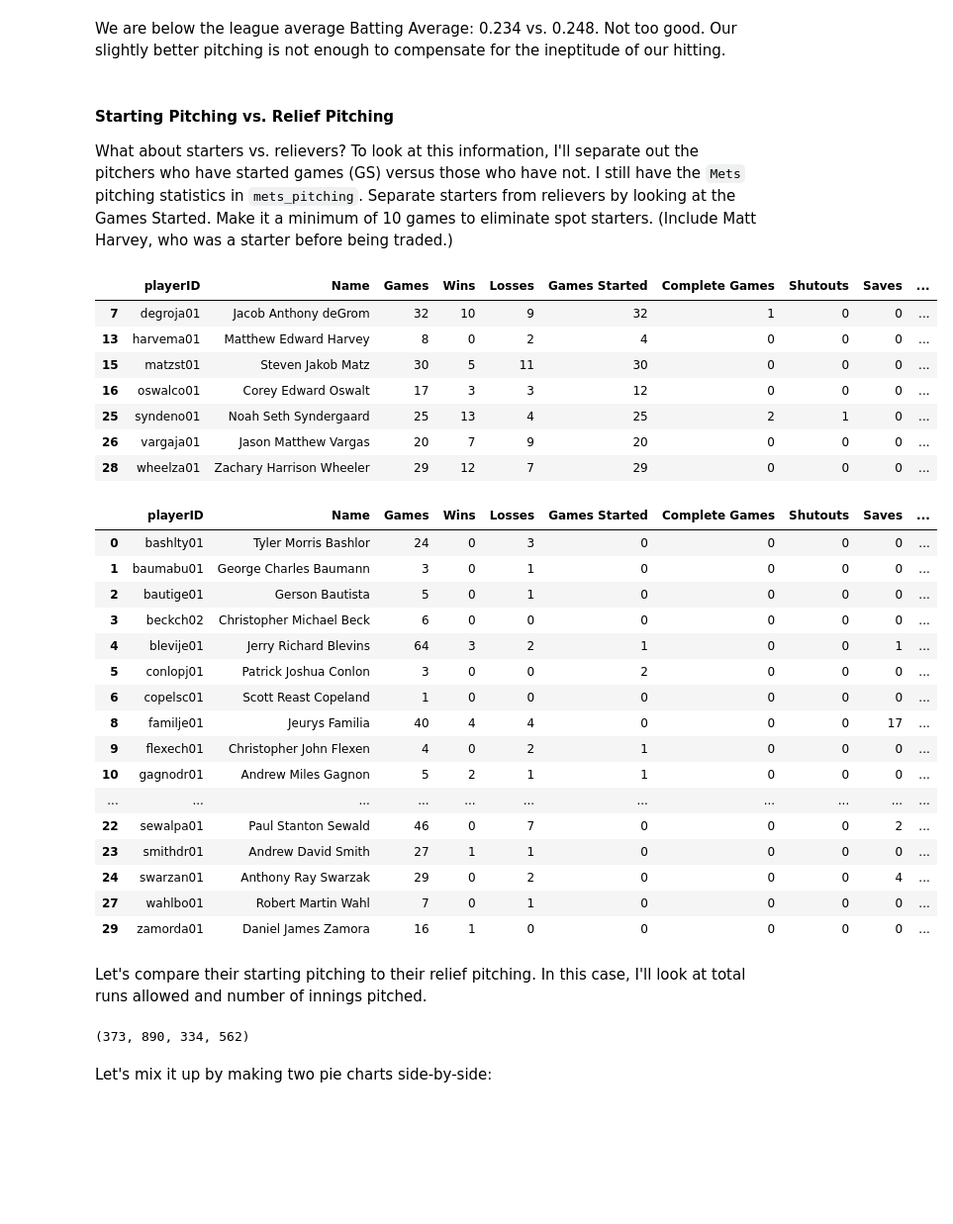
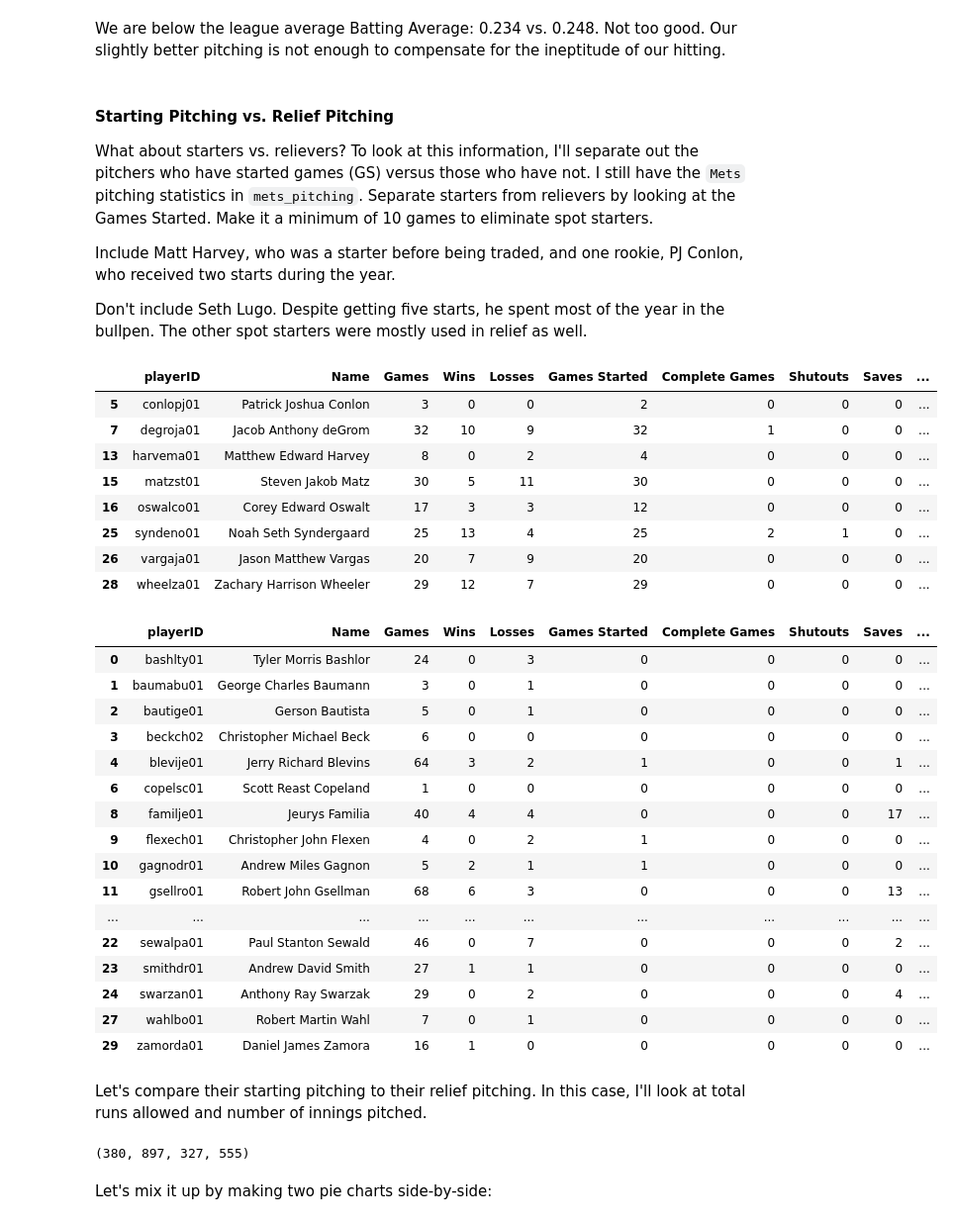
Before and after one commit to robertfg/python-class-project, a Jupyter notebook: python-class-project.ipynb, the cells around one changed output. Shown at 99% size. Saved outputs shown, nothing was run; the diff lists cells and outputs as text; code cells hidden in the pictures; blank space fills up the shorter version.

```diff
--- a/python-class-project.ipynb
+++ b/python-class-project.ipynb
@@ -561,12 +561,19 @@ plt.show()
 We are below the league average Batting Average: 0.234 vs. 0.248.  Not too good.  Our slightly better pitching is not enough to compensate for the ineptitude of our hitting.
 # %% [markdown]
 #### Starting Pitching vs. Relief Pitching
-What about starters vs. relievers?  To look at this information, I'll separate out the pitchers who have started games (GS) versus those who have not.  I still have the `Mets` pitching statistics in `mets_pitching`.  Separate starters from relievers by looking at the Games Started.  Make it a minimum of 10 games to eliminate spot starters.  (Include Matt Harvey, who was a starter before being traded.)
+What about starters vs. relievers?  To look at this information, I'll separate out the pitchers who have started games (GS) versus those who have not.  I still have the `Mets` pitching statistics in `mets_pitching`.  Separate starters from relievers by looking at the Games Started.  Make it a minimum of 10 games to eliminate spot starters.
+
+Include Matt Harvey, who was a starter before being traded, and one rookie, PJ Conlon, who received two starts during the year.
+
+Don't include Seth Lugo.  Despite getting five starts, he spent most of the year in the bullpen.  The other spot starters were mostly used in relief as well.
 # %%
-mets_starters = mets_pitching[(mets_pitching["Games Started"] > 10) | (mets_pitching["playerID"] == 'harvema01')]
+# mets_starters = mets_pitching[(mets_pitching["Games Started"] > 10) | (mets_pitching["playerID"] == 'harvema01')]
+mets_starters = mets_pitching[(mets_pitching["Games Started"] > 10) |
+                              (mets_pitching["playerID"].isin(['harvema01','conlopj01']))]
 mets_starters
 # %% [output]
 |  | playerID | Name | Games | Wins | Losses | Games Started | Complete Games | Shutouts | Saves | ... |
+| 5 | conlopj01 | Patrick Joshua Conlon | 3 | 0 | 0 | 2 | 0 | 0 | 0 | ... |
 | 7 | degroja01 | Jacob Anthony deGrom | 32 | 10 | 9 | 32 | 1 | 0 | 0 | ... |
 | 13 | harvema01 | Matthew Edward Harvey | 8 | 0 | 2 | 4 | 0 | 0 | 0 | ... |
 | 15 | matzst01 | Steven Jakob Matz | 30 | 5 | 11 | 30 | 0 | 0 | 0 | ... |
@@ -584,11 +591,11 @@ mets_relievers
 | 2 | bautige01 | Gerson Bautista | 5 | 0 | 1 | 0 | 0 | 0 | 0 | ... |
 | 3 | beckch02 | Christopher Michael Beck | 6 | 0 | 0 | 0 | 0 | 0 | 0 | ... |
 | 4 | blevije01 | Jerry Richard Blevins | 64 | 3 | 2 | 1 | 0 | 0 | 1 | ... |
-| 5 | conlopj01 | Patrick Joshua Conlon | 3 | 0 | 0 | 2 | 0 | 0 | 0 | ... |
 | 6 | copelsc01 | Scott Reast Copeland | 1 | 0 | 0 | 0 | 0 | 0 | 0 | ... |
 | 8 | familje01 | Jeurys Familia | 40 | 4 | 4 | 0 | 0 | 0 | 17 | ... |
 | 9 | flexech01 | Christopher John Flexen | 4 | 0 | 2 | 1 | 0 | 0 | 0 | ... |
 | 10 | gagnodr01 | Andrew Miles Gagnon | 5 | 2 | 1 | 1 | 0 | 0 | 0 | ... |
+| 11 | gsellro01 | Robert John Gsellman | 68 | 6 | 3 | 0 | 0 | 0 | 13 | ... |
 | ... | ... | ... | ... | ... | ... | ... | ... | ... | ... | ... |
 | 22 | sewalpa01 | Paul Stanton Sewald | 46 | 0 | 7 | 0 | 0 | 0 | 2 | ... |
 | 23 | smithdr01 | Andrew David Smith | 27 | 1 | 1 | 0 | 0 | 0 | 0 | ... |
@@ -606,7 +613,7 @@ relievers_ip = np.sum(mets_relievers["Innings Pitched"])
 
 starters_runs, starters_ip, relievers_runs, relievers_ip
 # %% [output]
-(373, 890, 334, 562)
+(380, 897, 327, 555)
 # %% [markdown]
 Let's mix it up by making two pie charts side-by-side:
 # %%
```
Also changed, not shown: parts of 2 cells of this notebook.
